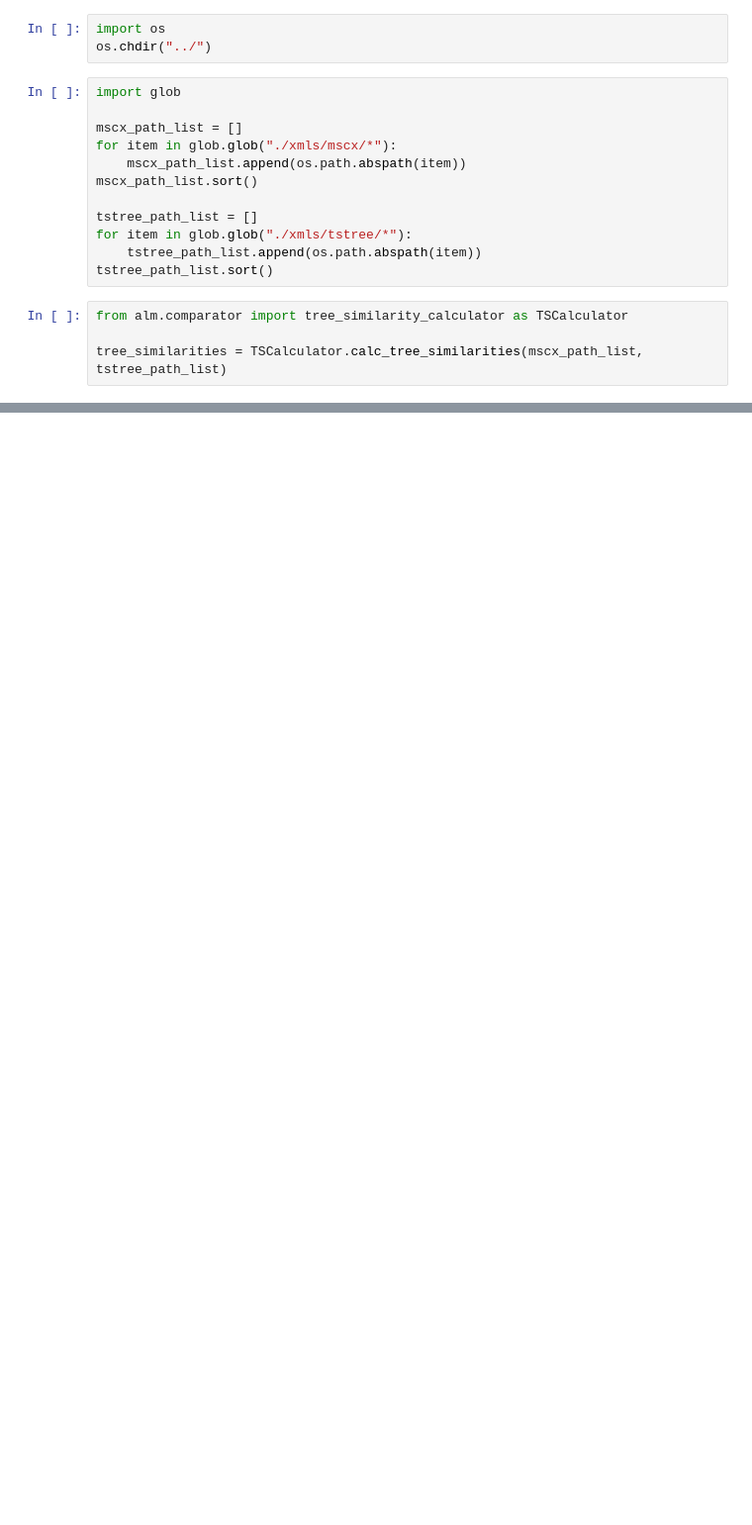
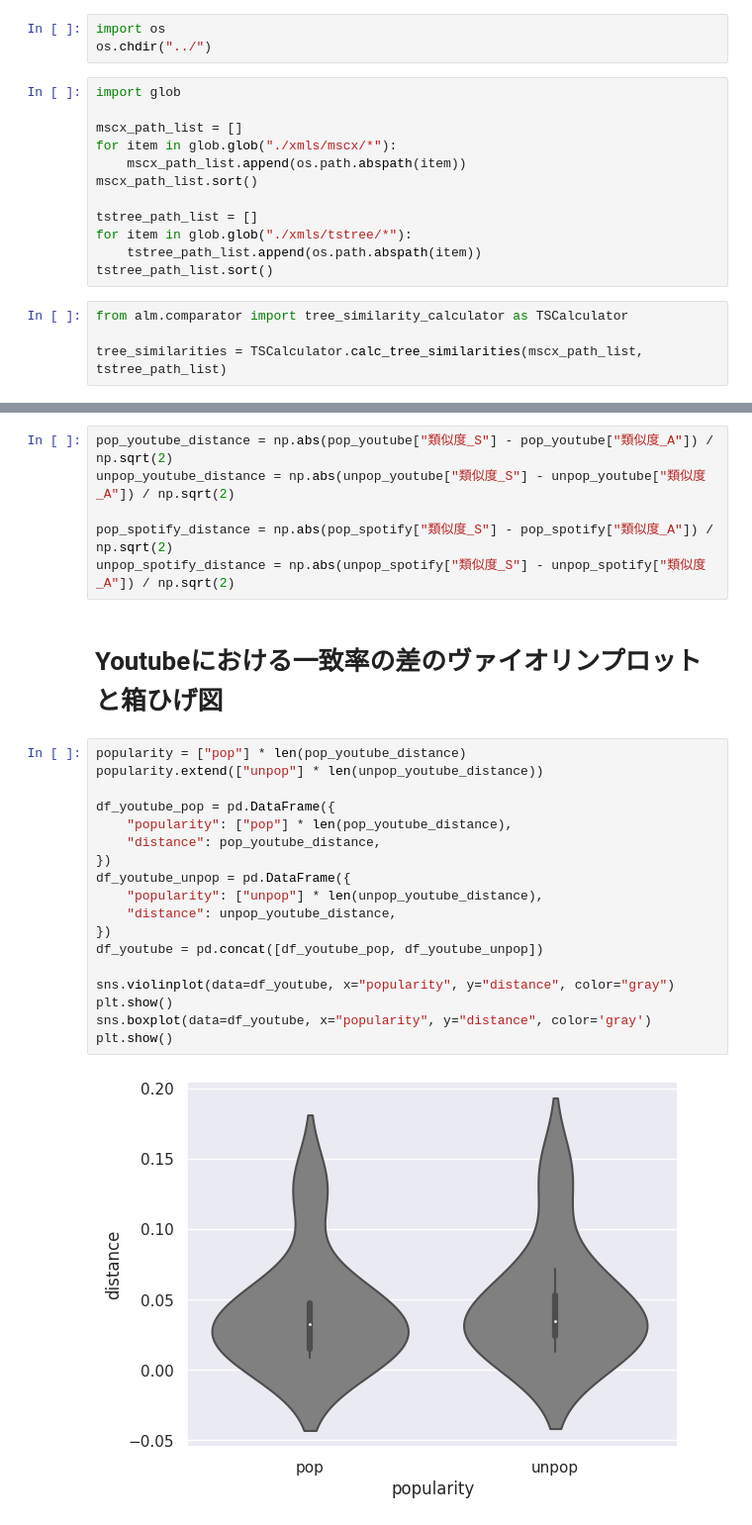
Before and after one commit to tsubasasugawara/lyrics_melody_analyzer, a Jupyter notebook: notebooks/calc_tree_similarity.ipynb, the cells around one changed output, grey strips where cells are left out. Shown at 99% size. Drawn from its saved outputs; the diff is of its cells as text; blank space fills up the shorter version.

```diff
--- a/notebooks/calc_tree_similarity.ipynb
+++ b/notebooks/calc_tree_similarity.ipynb
@@ -48,0 +105,28 @@ io.output_csv(
+# %%
+pop_youtube_distance = np.abs(pop_youtube["類似度_S"] - pop_youtube["類似度_A"]) / np.sqrt(2)
+unpop_youtube_distance = np.abs(unpop_youtube["類似度_S"] - unpop_youtube["類似度_A"]) / np.sqrt(2)
+
+pop_spotify_distance = np.abs(pop_spotify["類似度_S"] - pop_spotify["類似度_A"]) / np.sqrt(2)
+unpop_spotify_distance = np.abs(unpop_spotify["類似度_S"] - unpop_spotify["類似度_A"]) / np.sqrt(2)
+# %% [markdown]
+# Youtubeにおける一致率の差のヴァイオリンプロットと箱ひげ図
+# %%
+popularity = ["pop"] * len(pop_youtube_distance)
+popularity.extend(["unpop"] * len(unpop_youtube_distance))
+
+df_youtube_pop = pd.DataFrame({
+    "popularity": ["pop"] * len(pop_youtube_distance),
+    "distance": pop_youtube_distance,
+})
+df_youtube_unpop = pd.DataFrame({
+    "popularity": ["unpop"] * len(unpop_youtube_distance),
+    "distance": unpop_youtube_distance,
+})
+df_youtube = pd.concat([df_youtube_pop, df_youtube_unpop])
+
+sns.violinplot(data=df_youtube, x="popularity", y="distance", color="gray")
+plt.show()
+sns.boxplot(data=df_youtube, x="popularity", y="distance", color='gray')
+plt.show()
+# %% [output]
+[figure, added]
```
Also changed, not shown: parts of 12 cells of this notebook, 6 other files.
